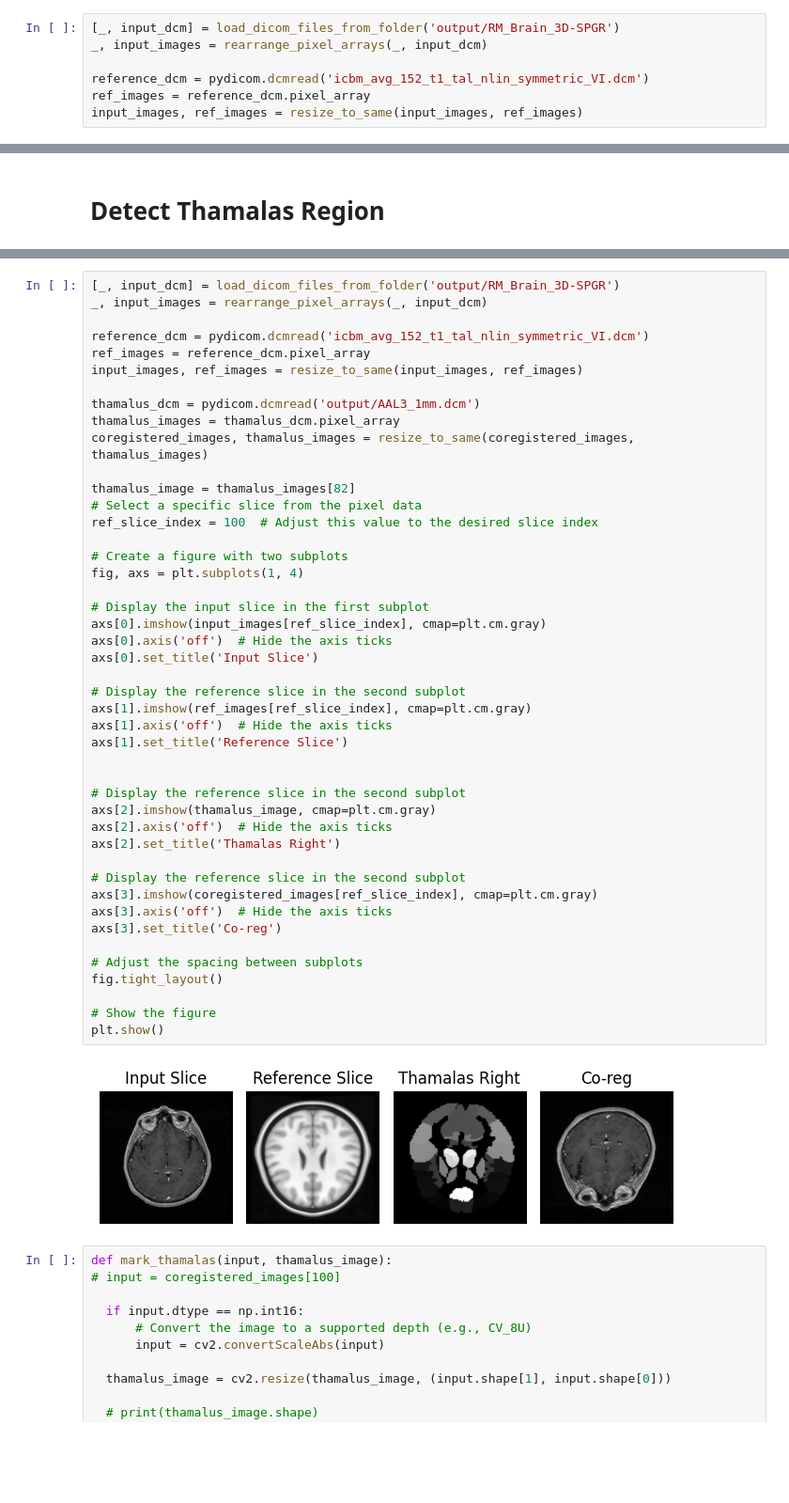
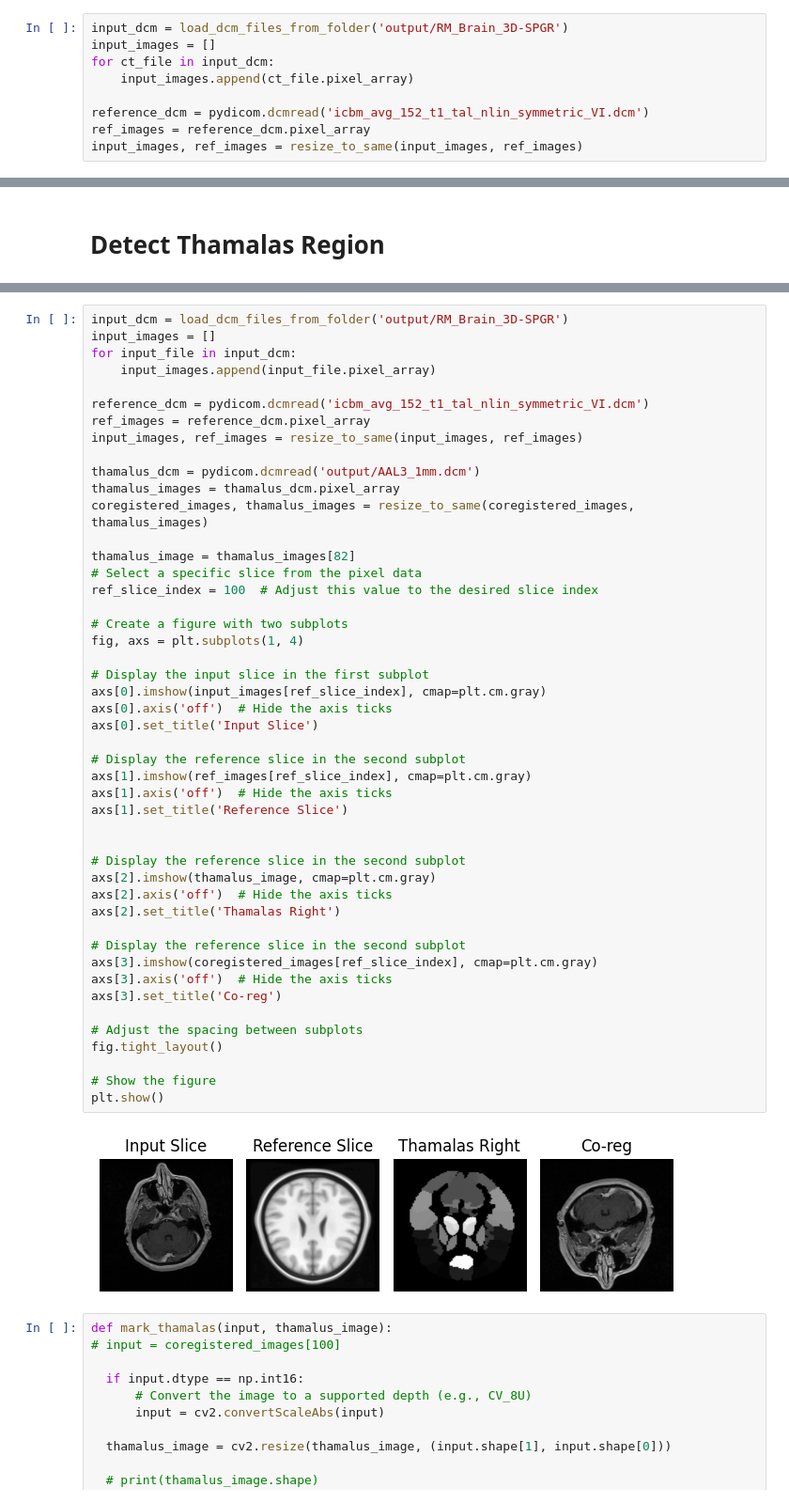
Before and after one commit to claredavies/MedicalImaging, a Jupyter notebook: MedicalImagingProject.ipynb, the cells around one changed output, grey strips where cells are left out. Shown at 94% size. Cells and saved outputs as stored; diff of their text form; blank space fills up the shorter version.

```diff
--- a/MedicalImagingProject.ipynb
+++ b/MedicalImagingProject.ipynb
@@ -466,8 +902,10 @@ def calculate_average_image(images):
 
     return average_img
 # %%
-[_, input_dcm] = load_dicom_files_from_folder('output/RM_Brain_3D-SPGR')
-_, input_images = rearrange_pixel_arrays(_, input_dcm)
+input_dcm = load_dcm_files_from_folder('output/RM_Brain_3D-SPGR')
+input_images = []
+for ct_file in input_dcm:
+    input_images.append(ct_file.pixel_array)
 
 reference_dcm = pydicom.dcmread('icbm_avg_152_t1_tal_nlin_symmetric_VI.dcm')
 ref_images = reference_dcm.pixel_array
@@ -627,6 +1070,8 @@ plt.show()
 # %%
-[_, input_dcm] = load_dicom_files_from_folder('output/RM_Brain_3D-SPGR')
-_, input_images = rearrange_pixel_arrays(_, input_dcm)
+input_dcm = load_dcm_files_from_folder('output/RM_Brain_3D-SPGR')
+input_images = []
+for input_file in input_dcm:
+    input_images.append(input_file.pixel_array)
 
 reference_dcm = pydicom.dcmread('icbm_avg_152_t1_tal_nlin_symmetric_VI.dcm')
 ref_images = reference_dcm.pixel_array
@@ -643,34 +1088,34 @@ ref_slice_index = 100  # Adjust this value to the desired slice index
 # Create a figure with two subplots
 fig, axs = plt.subplots(1, 4)
 
 # Display the input slice in the first subplot
 axs[0].imshow(input_images[ref_slice_index], cmap=plt.cm.gray)
 axs[0].axis('off')  # Hide the axis ticks
 axs[0].set_title('Input Slice')
 
 # Display the reference slice in the second subplot
 axs[1].imshow(ref_images[ref_slice_index], cmap=plt.cm.gray)
 axs[1].axis('off')  # Hide the axis ticks
 axs[1].set_title('Reference Slice')
 
 
 # Display the reference slice in the second subplot
 axs[2].imshow(thamalus_image, cmap=plt.cm.gray)
 axs[2].axis('off')  # Hide the axis ticks
 axs[2].set_title('Thamalas Right')
 
 # Display the reference slice in the second subplot
 axs[3].imshow(coregistered_images[ref_slice_index], cmap=plt.cm.gray)
 axs[3].axis('off')  # Hide the axis ticks
 axs[3].set_title('Co-reg')
 
 # Adjust the spacing between subplots
 fig.tight_layout()
 
 # Show the figure
 plt.show()
 # %% [output]
-[figure, old version]
+[figure, new version]
 # %%
 def mark_thamalas(input, thamalus_image):
 # input = coregistered_images[100]
```
Also changed, not shown: parts of 72 cells of this notebook.
